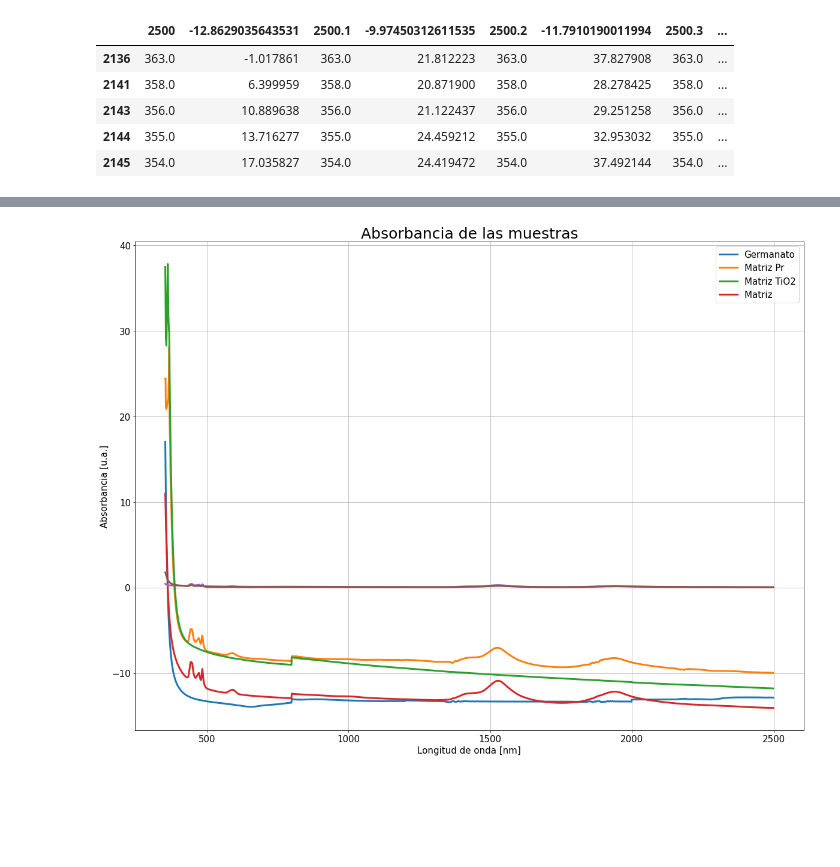
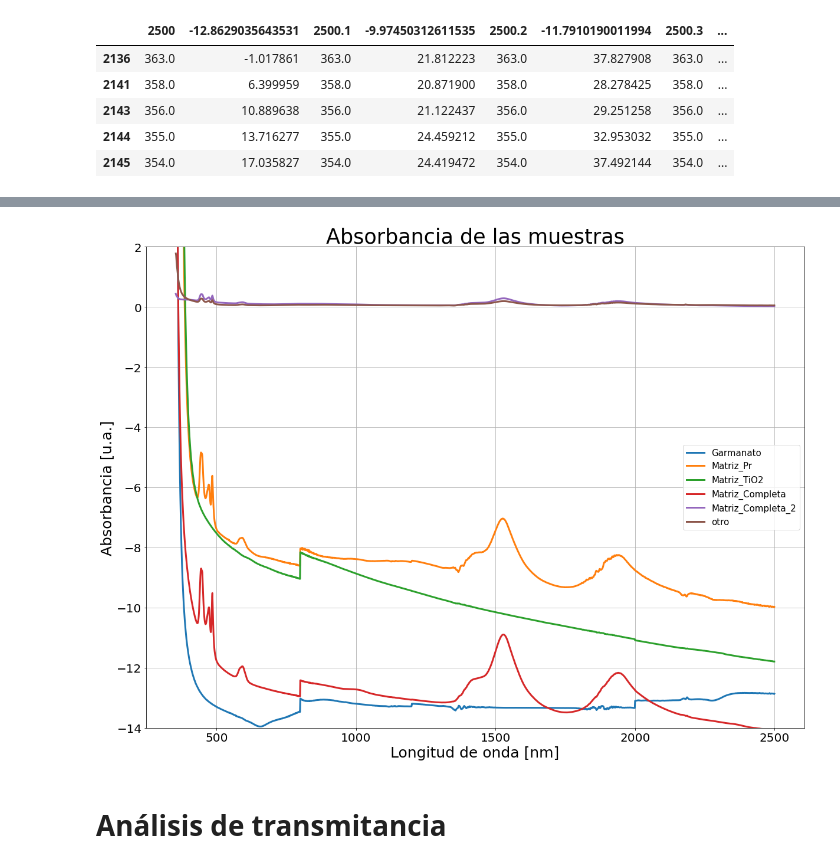
Before and after one commit to juanF9910/Rare_earths, a Jupyter notebook: absor.ipynb, the cells around one changed output, grey strips where cells are left out. Cells and saved outputs as stored; diff of their text form; code cells hidden in the pictures; blank space fills up the shorter version.

```diff
--- a/absor.ipynb
+++ b/absor.ipynb
@@ -31,2 +33,4 @@ df.describe()
-# %%
-df = df.drop(df.columns[[2,4,6,8, 10]], axis=1)
+# %%
+df = df.T.drop_duplicates().T #el comando .T transpone la matriz, pues el comando drop_duplicates() solo elimina filas duplicadas
+
+df
@@ -33 +51,3 @@ df = df.drop(df.columns[[2,4,6,8, 10]], axis=1)
+# %%
+df.columns=["wl","Garmanato", "Matriz_Pr", "Matriz_TiO2", "Matriz_Completa", "Matriz_Completa_2", "otro"]
 # %%
@@ -49,18 +61,19 @@ df
 # %%
 fig, ax=plt.subplots(1,1, figsize=(20,15))
-ax.plot(df.iloc[:,0], df.iloc[:,1], lw=3, label="Germanato")
-ax.plot(df.iloc[:,0], df.iloc[:,2], lw=3, label='Matriz Pr')
-ax.plot(df.iloc[:,0], df.iloc[:,3], lw=3, label='Matriz TiO2')
-ax.plot(df.iloc[:,0], df.iloc[:,4], lw=3, label='Matriz ')
-ax.plot(df.iloc[:,0], df.iloc[:,5], lw=3)
-ax.plot(df.iloc[:,0], df.iloc[:,6], lw=3)
-ax.set_xlabel("Longitud de onda [nm]", fontsize=15)
-ax.set_ylabel("Absorbancia [u.a.]", fontsize=15)
-ax.set_title("Absorbancia de las muestras", fontsize=25)
-ax.tick_params(axis='x', labelsize=15)
-ax.tick_params(axis='y', labelsize=15)
+
+for i in range(1,7):
+    ax.plot(df.iloc[:,0], df.iloc[:,i], lw=3, label=df.columns[i])
+
+ax.set_xlabel("Longitud de onda [nm]", fontsize=25)
+ax.set_ylabel("Absorbancia [u.a.]", fontsize=25)
+ax.set_title("Absorbancia de las muestras", fontsize=35)
+ax.tick_params(axis='x', labelsize=20)
+ax.tick_params(axis='y', labelsize=20)
+ax.set_ylim(-14,2)
 ax.grid()
 ax.legend(fontsize=15)
 plt.show()
 # %% [output]
-[figure, old version]
+[figure, new version]
+# %% [markdown]
+# Análisis de transmitancia
```
Also changed, not shown: parts of 17 cells of this notebook, 6 other files.
